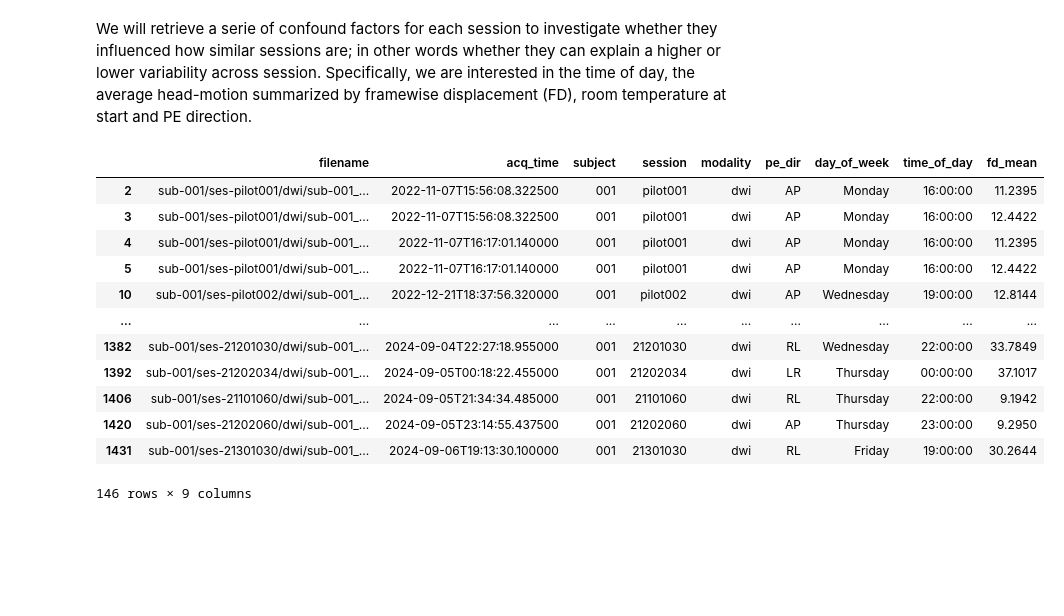
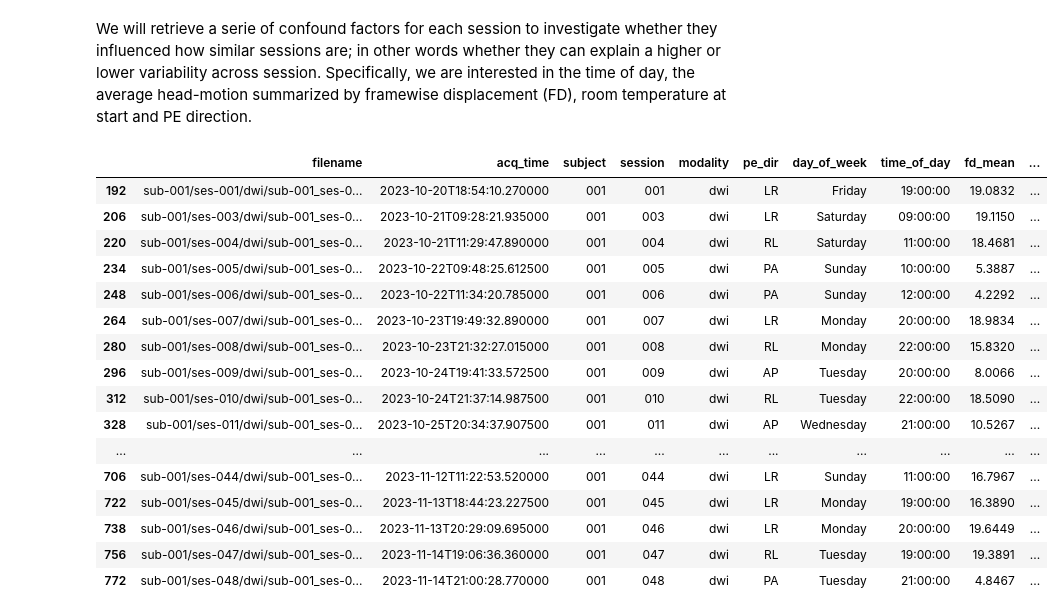
Before and after one commit to celprov/hcph-sops, a Jupyter notebook: docs/analysis/within-scanner-sc-variability.ipynb, the cells around one changed output. Cells and saved outputs as stored; diff of their text form; code cells hidden in the pictures; blank space fills up the shorter version.

```diff
--- a/docs/analysis/within-scanner-sc-variability.ipynb
+++ b/docs/analysis/within-scanner-sc-variability.ipynb
@@ -122,24 +122,28 @@ We will retrieve a serie of confound factors for each session to investigate whe
 # %%
 confounds_df = get_confounds(iqms_path=iqms_path)
 confounds_df = confounds_df[confounds_df["modality"] == "dwi"]
 confounds_df.drop(columns=["task"], inplace=True)
 # Verify that fd_mean has been defined for all dwi scans
 assert confounds_df["fd_mean"].notna().all(), "There are NaN values in fd_mean column"
 
+# Keep only the reliability sessions
+confounds_df = confounds_df[confounds_df["session"].str.startswith("0")]
 confounds_df
-
-# MISSING: retrieving room temperature
 # %% [output]
-|  | filename | acq_time | subject | session | modality | pe_dir | day_of_week | time_of_day | fd_mean |
-| 2 | sub-001/ses-pilot001/dwi/sub-001_... | 2022-11-07T15:56:08.322500 | 001 | pilot001 | dwi | AP | Monday | 16:00:00 | 11.2395 |
-| 3 | sub-001/ses-pilot001/dwi/sub-001_... | 2022-11-07T15:56:08.322500 | 001 | pilot001 | dwi | AP | Monday | 16:00:00 | 12.4422 |
-| 4 | sub-001/ses-pilot001/dwi/sub-001_... | 2022-11-07T16:17:01.140000 | 001 | pilot001 | dwi | AP | Monday | 16:00:00 | 11.2395 |
-| 5 | sub-001/ses-pilot001/dwi/sub-001_... | 2022-11-07T16:17:01.140000 | 001 | pilot001 | dwi | AP | Monday | 16:00:00 | 12.4422 |
-| 10 | sub-001/ses-pilot002/dwi/sub-001_... | 2022-12-21T18:37:56.320000 | 001 | pilot002 | dwi | AP | Wednesday | 19:00:00 | 12.8144 |
-| ... | ... | ... | ... | ... | ... | ... | ... | ... | ... |
-| 1382 | sub-001/ses-21201030/dwi/sub-001_... | 2024-09-04T22:27:18.955000 | 001 | 21201030 | dwi | RL | Wednesday | 22:00:00 | 33.7849 |
-| 1392 | sub-001/ses-21202034/dwi/sub-001_... | 2024-09-05T00:18:22.455000 | 001 | 21202034 | dwi | LR | Thursday | 00:00:00 | 37.1017 |
-| 1406 | sub-001/ses-21101060/dwi/sub-001_... | 2024-09-05T21:34:34.485000 | 001 | 21101060 | dwi | RL | Thursday | 22:00:00 | 9.1942 |
-| 1420 | sub-001/ses-21202060/dwi/sub-001_... | 2024-09-05T23:14:55.437500 | 001 | 21202060 | dwi | AP | Thursday | 23:00:00 | 9.2950 |
-| 1431 | sub-001/ses-21301030/dwi/sub-001_... | 2024-09-06T19:13:30.100000 | 001 | 21301030 | dwi | RL | Friday | 19:00:00 | 30.2644 |
+|  | filename | acq_time | subject | session | modality | pe_dir | day_of_week | time_of_day | fd_mean | ... |
+| 192 | sub-001/ses-001/dwi/sub-001_ses-0... | 2023-10-20T18:54:10.270000 | 001 | 001 | dwi | LR | Friday | 19:00:00 | 19.0832 | ... |
+| 206 | sub-001/ses-003/dwi/sub-001_ses-0... | 2023-10-21T09:28:21.935000 | 001 | 003 | dwi | LR | Saturday | 09:00:00 | 19.1150 | ... |
+| 220 | sub-001/ses-004/dwi/sub-001_ses-0... | 2023-10-21T11:29:47.890000 | 001 | 004 | dwi | RL | Saturday | 11:00:00 | 18.4681 | ... |
+| 234 | sub-001/ses-005/dwi/sub-001_ses-0... | 2023-10-22T09:48:25.612500 | 001 | 005 | dwi | PA | Sunday | 10:00:00 | 5.3887 | ... |
+| 248 | sub-001/ses-006/dwi/sub-001_ses-0... | 2023-10-22T11:34:20.785000 | 001 | 006 | dwi | PA | Sunday | 12:00:00 | 4.2292 | ... |
+| 264 | sub-001/ses-007/dwi/sub-001_ses-0... | 2023-10-23T19:49:32.890000 | 001 | 007 | dwi | LR | Monday | 20:00:00 | 18.9834 | ... |
+| 280 | sub-001/ses-008/dwi/sub-001_ses-0... | 2023-10-23T21:32:27.015000 | 001 | 008 | dwi | RL | Monday | 22:00:00 | 15.8320 | ... |
+| 296 | sub-001/ses-009/dwi/sub-001_ses-0... | 2023-10-24T19:41:33.572500 | 001 | 009 | dwi | AP | Tuesday | 20:00:00 | 8.0066 | ... |
+| 312 | sub-001/ses-010/dwi/sub-001_ses-0... | 2023-10-24T21:37:14.987500 | 001 | 010 | dwi | RL | Tuesday | 22:00:00 | 18.5090 | ... |
+| 328 | sub-001/ses-011/dwi/sub-001_ses-0... | 2023-10-25T20:34:37.907500 | 001 | 011 | dwi | AP | Wednesday | 21:00:00 | 10.5267 | ... |
+| ... | ... | ... | ... | ... | ... | ... | ... | ... | ... | ... |
+| 706 | sub-001/ses-044/dwi/sub-001_ses-0... | 2023-11-12T11:22:53.520000 | 001 | 044 | dwi | LR | Sunday | 11:00:00 | 16.7967 | ... |
+| 722 | sub-001/ses-045/dwi/sub-001_ses-0... | 2023-11-13T18:44:23.227500 | 001 | 045 | dwi | LR | Monday | 19:00:00 | 16.3890 | ... |
+| 738 | sub-001/ses-046/dwi/sub-001_ses-0... | 2023-11-13T20:29:09.695000 | 001 | 046 | dwi | LR | Monday | 20:00:00 | 19.6449 | ... |
+| 756 | sub-001/ses-047/dwi/sub-001_ses-0... | 2023-11-14T19:06:36.360000 | 001 | 047 | dwi | RL | Tuesday | 19:00:00 | 19.3891 | ... |
+| 772 | sub-001/ses-048/dwi/sub-001_ses-0... | 2023-11-14T21:00:28.770000 | 001 | 048 | dwi | PA | Tuesday | 21:00:00 | 4.8467 | ... |
-146 rows × 9 columns
```
